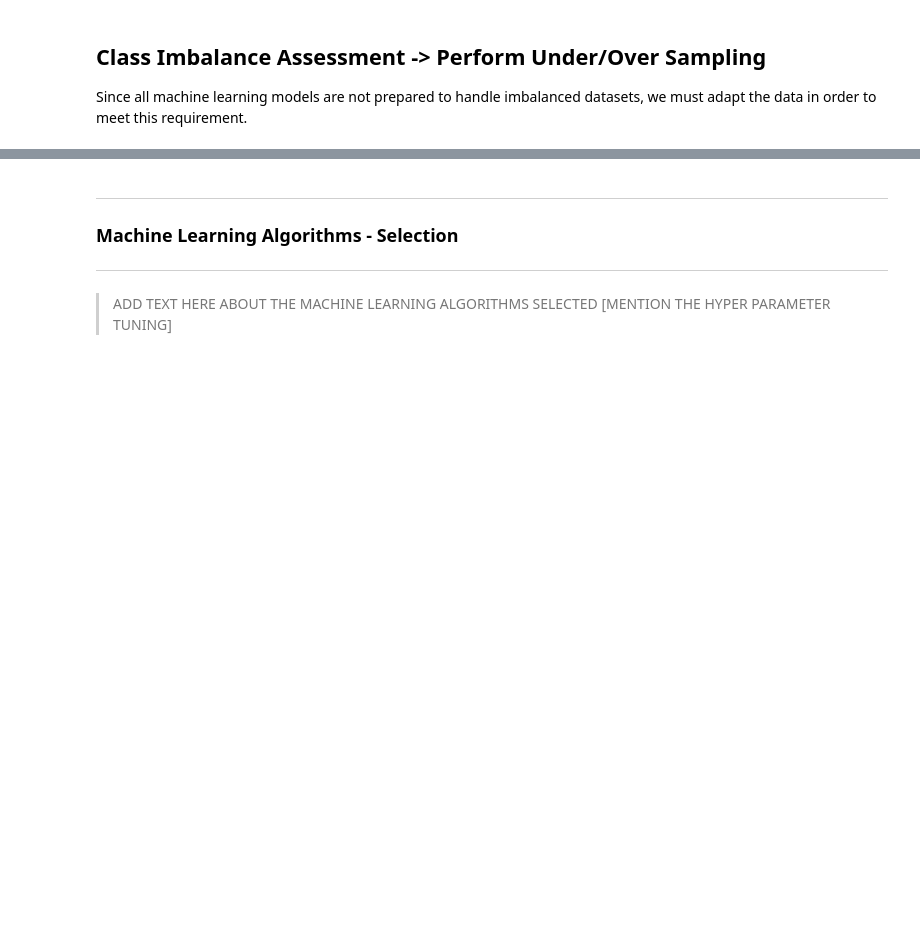
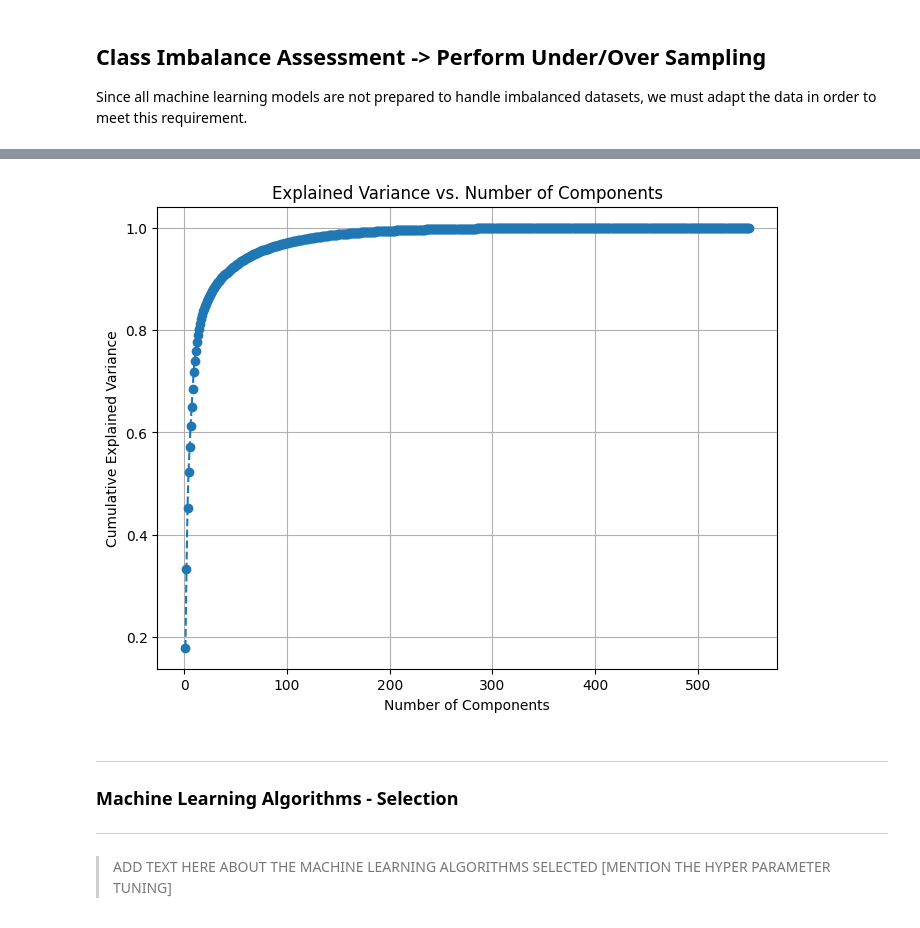
Before and after one commit to EstevesX10/Lung-Cancer-Classification-with-CT-Scans, a Jupyter notebook: Lung Cancer Classification with CT Scans/LungCancerClassification.ipynb, the cells around one changed output, grey strips where cells are left out. Drawn from its saved outputs; the diff is of its cells as text; code cells hidden in the pictures; blank space fills up the shorter version.

```diff
--- a/Lung Cancer Classification with CT Scans/LungCancerClassification.ipynb
+++ b/Lung Cancer Classification with CT Scans/LungCancerClassification.ipynb
@@ -664,3 +709,21 @@ folds = stratifiedGroupKFoldSplit(df_final, useSMOTE=True, n_splits=5)
+# %%
+# Step 2: Fit PCA without specifying the number of components (this will include all)
+pca = PCA().fit(X)
+
+# Step 3: Calculate explained variance ratio and cumulative explained variance
+explained_variance_ratio = pca.explained_variance_ratio_
+cumulative_variance = explained_variance_ratio.cumsum()
+
+# Step 4: Plot the cumulative explained variance to see the "elbow"
+plt.figure(figsize=(8,6))
+plt.plot(range(1, len(cumulative_variance) + 1), cumulative_variance, marker='o', linestyle='--')
+plt.xlabel('Number of Components')
+plt.ylabel('Cumulative Explained Variance')
+plt.title('Explained Variance vs. Number of Components')
+plt.grid(True)
+plt.show()
+# %% [output]
+[figure, added]
 # %% [markdown]
 ---
 ### Machine Learning Algorithms - Selection
```
Also changed, not shown: parts of 8 cells of this notebook.
